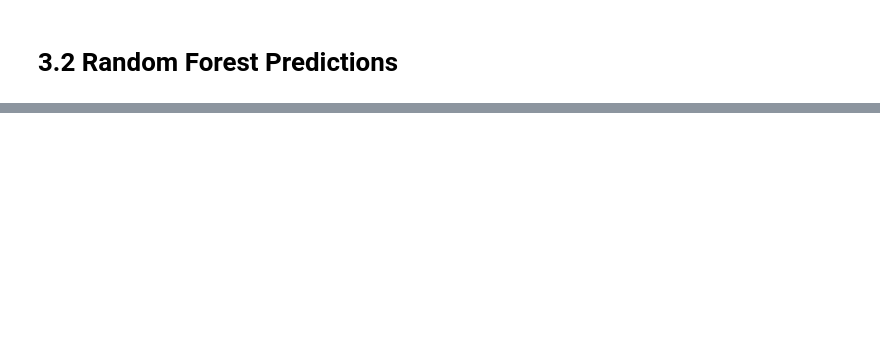
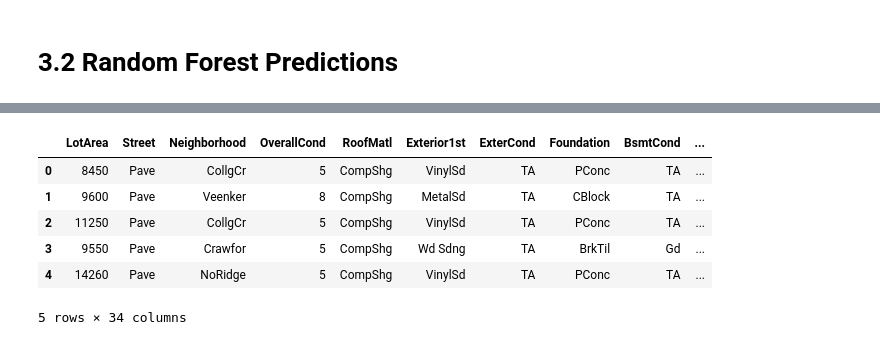
Before and after one commit to rxu17/House_Prices_Study, a Jupyter notebook: House_Prices_Study.ipynb, the cells around one changed output, grey strips where cells are left out. Drawn from its saved outputs; the diff is of its cells as text; code cells hidden in the pictures; blank space fills up the shorter version.

```diff
--- a/House_Prices_Study.ipynb
+++ b/House_Prices_Study.ipynb
@@ -374,0 +551,19 @@ plt.show()
+# %%
+# changing variables YrSold and HouseAge to how old was house when sold:
+house_train['HouseAge'] = house_train['YrSold'] - house_train['YearBuilt']
+house_train['YrRemodel'] = house_train['YearRemodAdd'] - house_train['YearBuilt']
+house_train = house_train.drop(['YearBuilt', 'YrSold', 'YearRemodAdd'], axis = 1)
+# %%
+# combining bathrooms in basement with rest of house
+house_train['TtlBath'] = house_train['BsmtFullBath'] + house_train['BsmtHalfBath'] + house_train['FullBath'] + house_train['HalfBath']
+house_train = house_train.drop(['BsmtFullBath', 'BsmtHalfBath', 'FullBath', 'HalfBath'], axis = 1)
+# %%
+# new column pool or no pool
+house_train['Pool'] = 1
+house_train.loc[house_train['PoolQC'].isnull(), 'Pool'] = 0
+# %%
+# new column fence or no fence
+house_train['FenceYes'] = 1
+house_train.loc[house_train['Fence'].isnull(), 'FenceYes'] = 0
+
+house_train = house_train.drop(['Fence', 'PoolQC'], axis = 1)
@@ -374,0 +632,17 @@ plt.show()
+# %%
+# encoding variable Paved Drive and Central Air from T or F to 1 or 0
+house_train.loc[house_train['PavedDrive'] == 'T','PavedDrive'] = 1
+house_train.loc[house_train['PavedDrive'] == 'F','PavedDrive'] = 0
+
+house_train.loc[house_train['CentralAir'] == 'T','CentralAir'] = 1
+house_train.loc[house_train['CentralAir'] == 'F','CentralAir'] = 0
+
+house_train.head()
+# %% [output]
+|  | LotArea | Street | Neighborhood | OverallCond | RoofMatl | Exterior1st | ExterCond | Foundation | BsmtCond | ... |
+| 0 | 8450 | Pave | CollgCr | 5 | CompShg | VinylSd | TA | PConc | TA | ... |
+| 1 | 9600 | Pave | Veenker | 8 | CompShg | MetalSd | TA | CBlock | TA | ... |
+| 2 | 11250 | Pave | CollgCr | 5 | CompShg | VinylSd | TA | PConc | TA | ... |
+| 3 | 9550 | Pave | Crawfor | 5 | CompShg | Wd Sdng | TA | BrkTil | Gd | ... |
+| 4 | 14260 | Pave | NoRidge | 5 | CompShg | VinylSd | TA | PConc | TA | ... |
+5 rows × 34 columns
```
Also changed, not shown: parts of 35 cells of this notebook.
